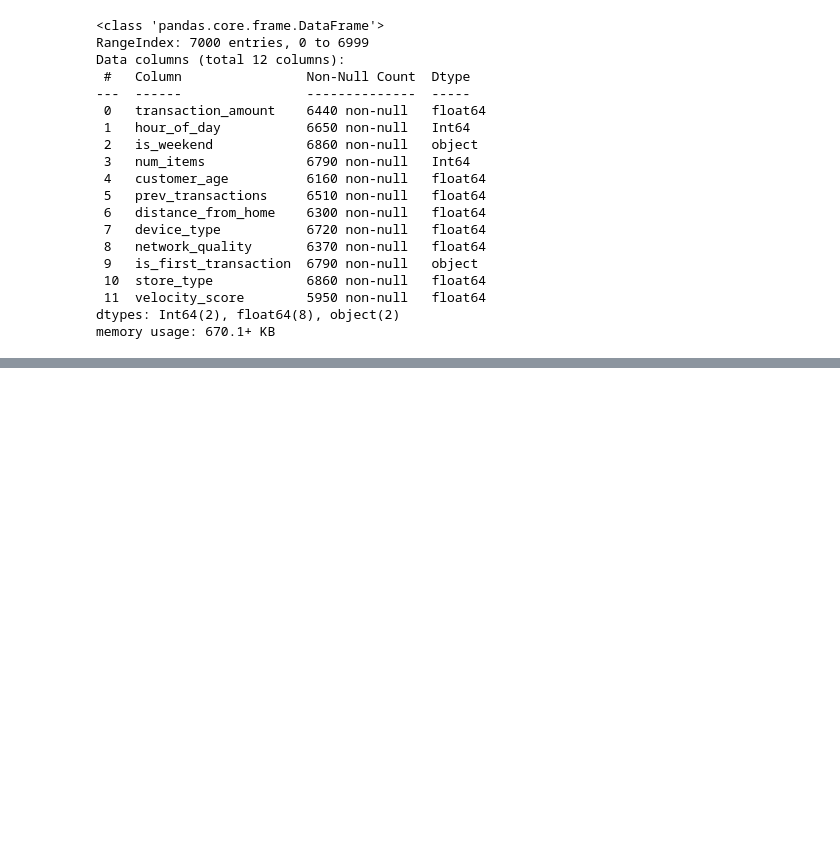
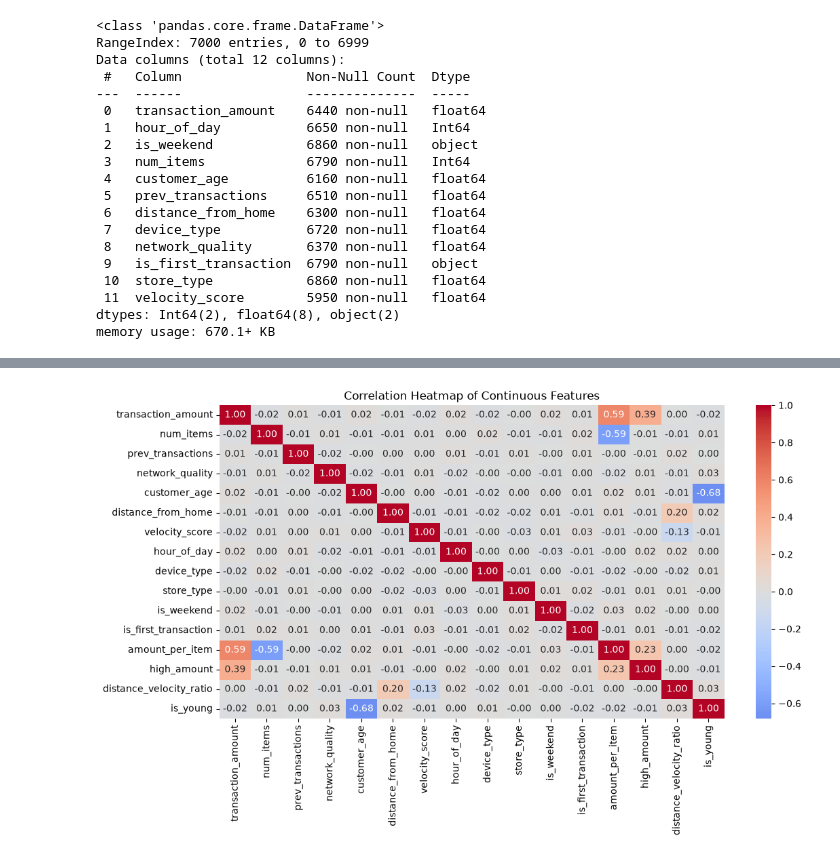
Before and after one commit to nnewtanachat/ML-Fraude, a Jupyter notebook: notebook/eda.ipynb, the cells around one changed output, grey strips where cells are left out. Cells and saved outputs as stored; diff of their text form; code cells hidden in the pictures; blank space fills up the shorter version.

```diff
--- a/notebook/eda.ipynb
+++ b/notebook/eda.ipynb
@@ -281,0 +446,8 @@ NaN in test: 78
+# %%
+import matplotlib.pyplot as plt
+plt.figure(figsize=(12, 6))
+sns.heatmap(X_train_df.corr(), annot=True, fmt=".2f", cmap="coolwarm", center=0)
+plt.title("Correlation Heatmap of Continuous Features")
+plt.show()
+# %% [output]
+[figure, added]
```
Also changed, not shown: parts of 13 cells of this notebook, 18 other files.
